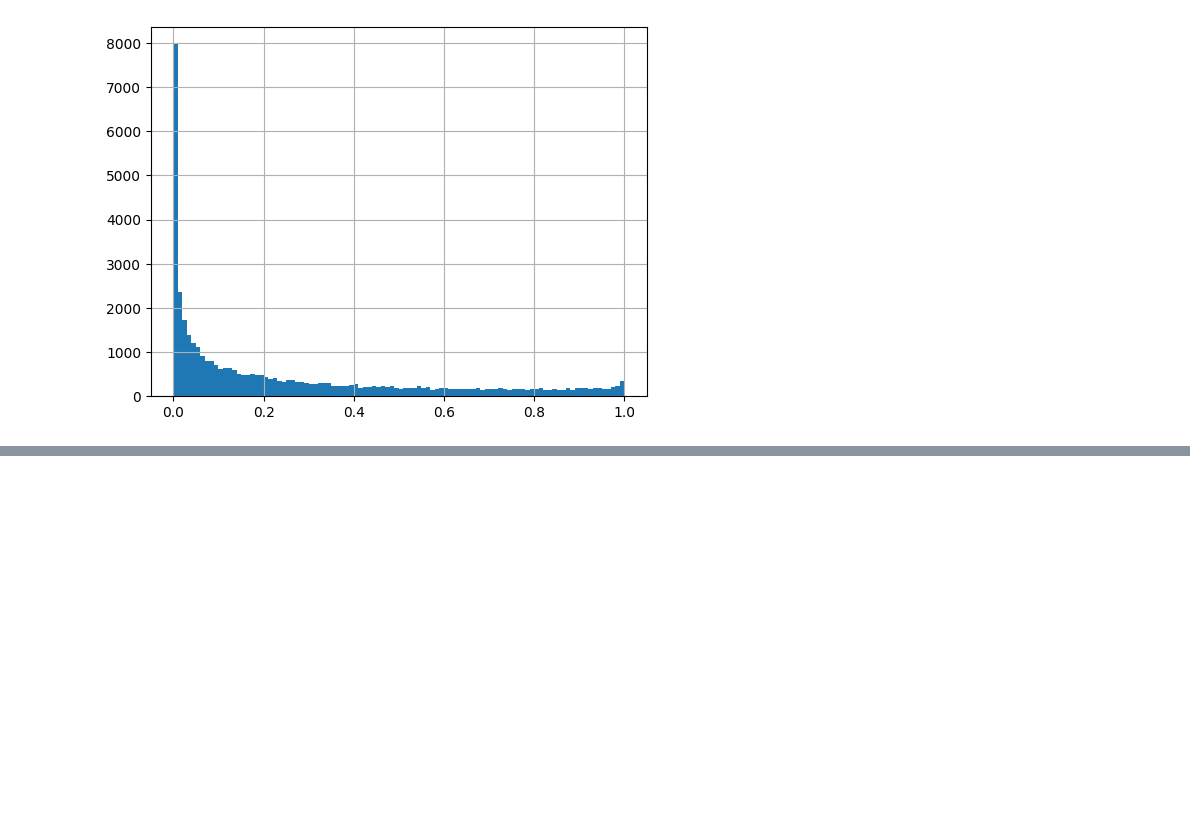
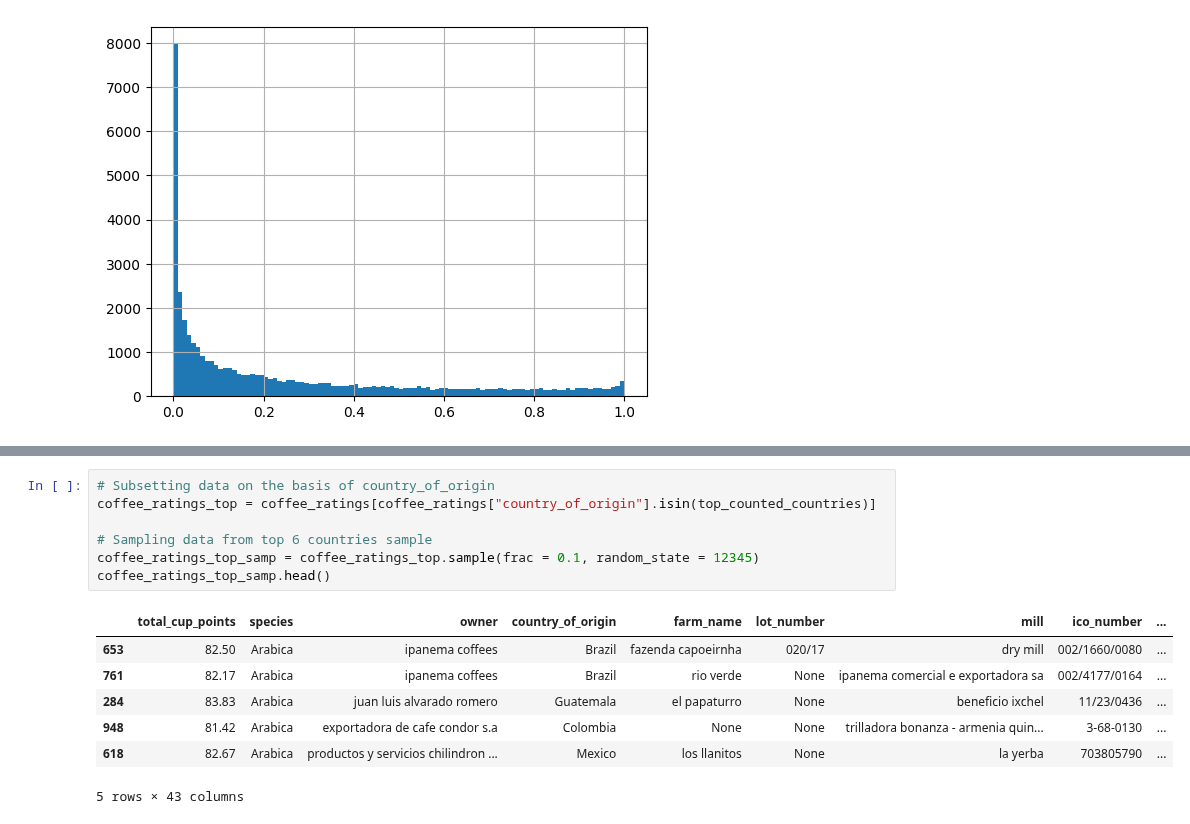
Before and after one commit to SyedaAnoosha/Data-Science-with-Python, a Jupyter notebook: Statistics/Sampling/Sampling.ipynb, the cells around one changed output, grey strips where cells are left out. Cells and saved outputs as stored; diff of their text form; blank space fills up the shorter version.

```diff
--- a/Statistics/Sampling/Sampling.ipynb
+++ b/Statistics/Sampling/Sampling.ipynb
@@ -94,0 +162,15 @@ print(y)
+# %%
+# Subsetting data on the basis of country_of_origin
+coffee_ratings_top = coffee_ratings[coffee_ratings["country_of_origin"].isin(top_counted_countries)]
+
+# Sampling data from top 6 countries sample
+coffee_ratings_top_samp = coffee_ratings_top.sample(frac = 0.1, random_state = 12345)
+coffee_ratings_top_samp.head()
+# %% [output]
+|  | total_cup_points | species | owner | country_of_origin | farm_name | lot_number | mill | ico_number | ... |
+| 653 | 82.50 | Arabica | ipanema coffees | Brazil | fazenda capoeirnha | 020/17 | dry mill | 002/1660/0080 | ... |
+| 761 | 82.17 | Arabica | ipanema coffees | Brazil | rio verde | None | ipanema comercial e exportadora sa | 002/4177/0164 | ... |
+| 284 | 83.83 | Arabica | juan luis alvarado romero | Guatemala | el papaturro | None | beneficio ixchel | 11/23/0436 | ... |
+| 948 | 81.42 | Arabica | exportadora de cafe condor s.a | Colombia | None | None | trilladora bonanza - armenia quin... | 3-68-0130 | ... |
+| 618 | 82.67 | Arabica | productos y servicios chilindron ... | Mexico | los llanitos | None | la yerba | 703805790 | ... |
+5 rows × 43 columns
```
Also changed, not shown: parts of 24 cells of this notebook, 1 other file.
